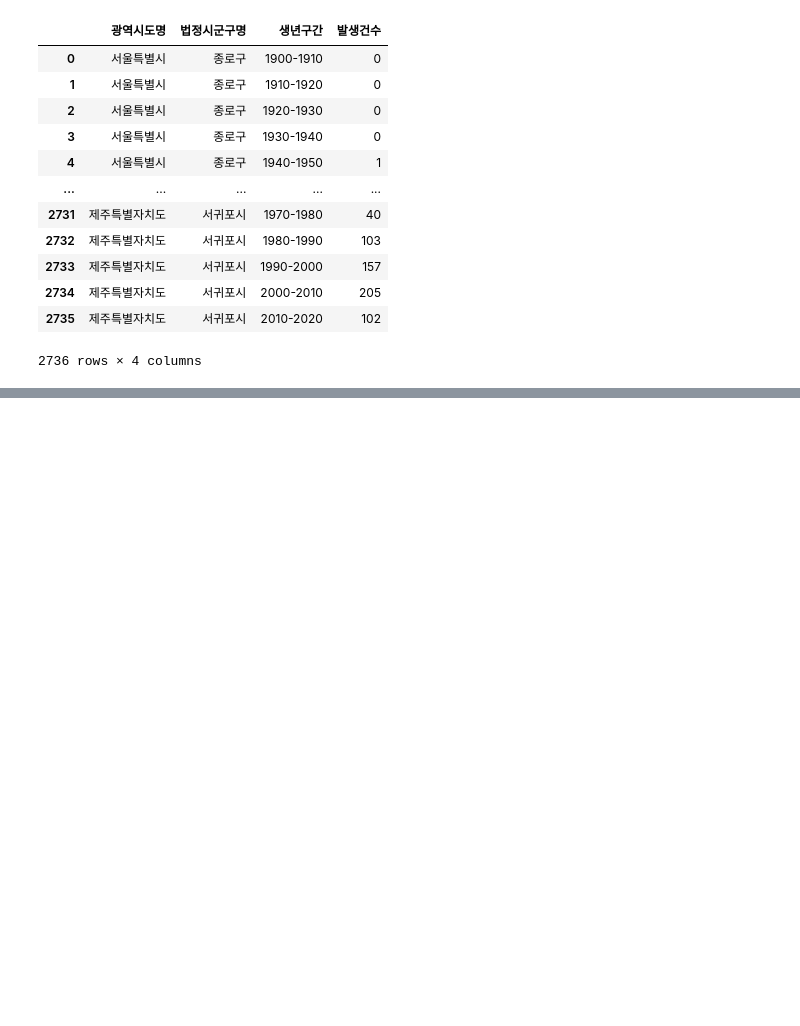
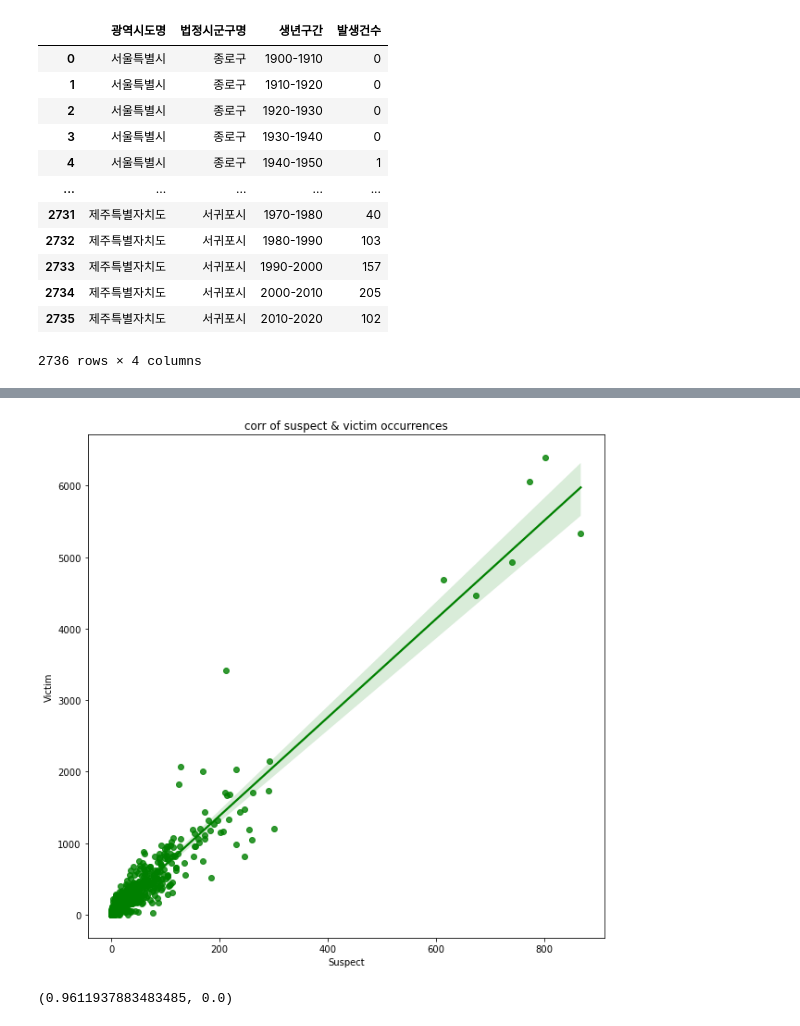
Before and after one commit to S-SIRIUS/Fraud-factor-analysis, a Jupyter notebook: 시+나이 paired t test(용의자 피해자 발생건수).ipynb, the cells around one changed output, grey strips where cells are left out. Cells and saved outputs as stored; diff of their text form; code cells hidden in the pictures; blank space fills up the shorter version.

```diff
--- a/시+나이 paired t test(용의자 피해자 발생건수).ipynb
+++ b/시+나이 paired t test(용의자 피해자 발생건수).ipynb
@@ -152,0 +151,13 @@ victim_Old_DF['발생건수'].sum()
+# %%
+fig=plt.figure(figsize=(10,10))
+sns.regplot(x=suspect_Old_DF['발생건수'], y=victim_Old_DF['발생건수'], fit_reg=True, color='g')
+plt.xlabel('Suspect')
+plt.ylabel('Victim')
+plt.title('corr of suspect & victim occurrences')
+plt.show()
+# %% [output]
+[figure, added]
+# %%
+print(stats.pearsonr(suspect_Old_DF['발생건수'], victim_Old_DF['발생건수']))
+# %% [output]
+(0.9611937883483485, 0.0)
```
Also changed, not shown: parts of 48 cells of this notebook, 3 other files.
